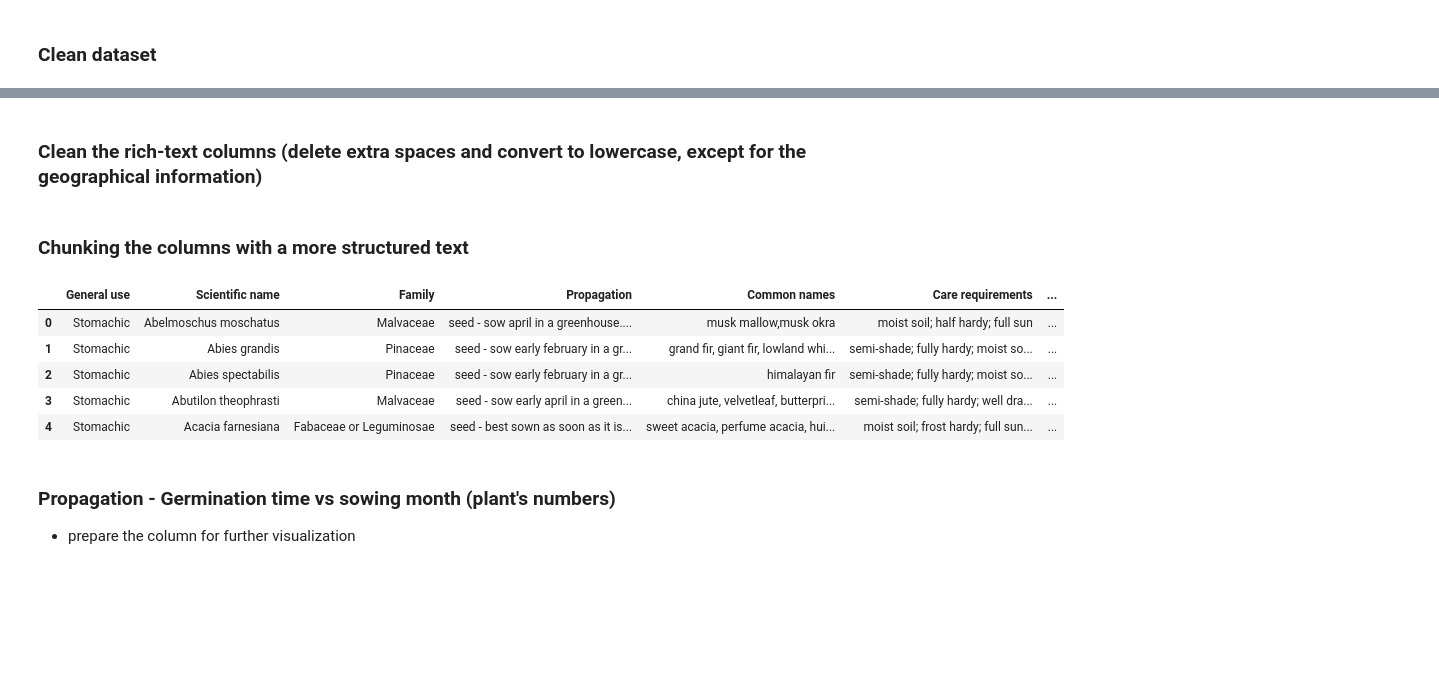
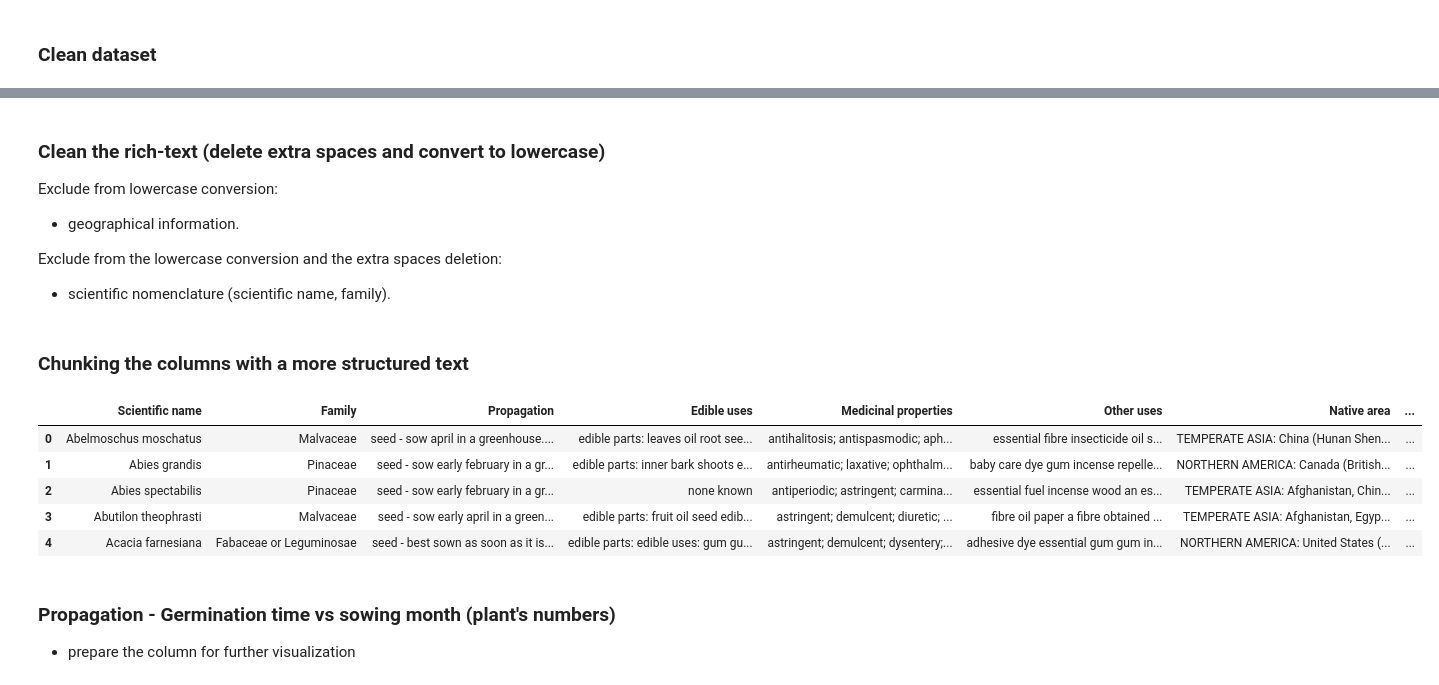
Before and after one commit to caovy-univers/rootedremedies, a Jupyter notebook: NLP_analysis.ipynb, the cells around one changed output, grey strips where cells are left out. Drawn from its saved outputs; the diff is of its cells as text; code cells hidden in the pictures; blank space fills up the shorter version.

```diff
--- a/NLP_analysis.ipynb
+++ b/NLP_analysis.ipynb
@@ -9,8 +9,11 @@ df = pd.read_csv("pfaf_plants_merged.csv")
 # %% [markdown]
 ### Clean dataset
 # %%
-# delete numerical columns (except USDA hardiness), binary columns, and URLs
-df = df.drop(columns=["edibility_rating_search", "medicinal_rating_search", "plant_url", "Edibility Rating", "Image URLs", "Medicinal Rating", "Other Uses Rating", "Weed Potential"])
+# delete numerical columns, binary columns, and URLs
+df = df.drop(columns=["edibility_rating_search", "medicinal_rating_search", "plant_url", "Edibility Rating", "Image URLs", "Medicinal Rating", "Other Uses Rating", "USDA hardiness", "Weed Potential"])
 
 # delete columns with redundant information
-df = df.drop(columns=["Common Name", "Common Names", "Scientific Name", "Summary"])
+df = df.drop(columns=["use_keyword", "Common Name", "Common Names", "Scientific Name", "Summary"])
+
+# delete not useful columns
+df = df.drop(columns=["common_name_search", "Care Requirements", "Cultivation Details", "Known Hazards", "Range", "Special Uses"])
@@ -75,5 +20,10 @@ df = df.drop(columns=["USDA hardiness"])
 # %% [markdown]
-### Clean the rich-text columns (delete extra spaces and convert to lowercase, except for the geographical information)
+### Clean the rich-text  (delete extra spaces and convert to lowercase)
+Exclude from lowercase conversion:
+- geographical information.
+
+Exclude from the lowercase conversion and the extra spaces deletion:
+- scientific nomenclature (scientific name, family).
 # %%
 import re
 import spacy
@@ -89,16 +39,10 @@ def clean_text_space_lowercase(text, to_lower=True):
         text = text.lower() # convert to lowercase
     return text
 
-df["Common names"] = df["common_name_search"].apply(clean_text_space_lowercase)
-df["Care requirements"] = df["Care Requirements"].apply(clean_text_space_lowercase)
-df["Cultivation details"] = df["Cultivation Details"].apply(clean_text_space_lowercase)
 df["Edible uses"] = df["Edible Uses"].apply(clean_text_space_lowercase)
-df["Known hazards"] = df["Known Hazards"].apply(clean_text_space_lowercase)
 df["Medicinal properties"] = df["Medicinal Properties"].apply(clean_text_space_lowercase)
 df["Other uses"] = df["Other Uses"].apply(clean_text_space_lowercase)
 df["Propagation"] = df["Propagation"].apply(clean_text_space_lowercase)
-df["Special uses"] = df["Special Uses"].apply(clean_text_space_lowercase)
-df["Climatic zone"] = df["climate_zone"].apply(clean_text_space_lowercase)
 
 def clean_text_space(text):
     if pd.isna(text):
@@ -107,31 +51,23 @@ def clean_text_space(text):
     return text
 
 df["Native area"] = df["Native Range"].apply(clean_text_space)
-df["Diffusion area"] = df["Range"].apply(clean_text_space)
 # %%
 # delete the columns that are not needed anymore
-df = df.drop(columns=["common_name_search", "Care Requirements", "Cultivation Details", "Edible Uses", "Known Hazards", "Medicinal Properties", "Other Uses", "Special Uses", "climate_zone", "Native Range", "Range"])
+df = df.drop(columns=["Edible Uses", "Medicinal Properties", "Other Uses", "Native Range"])
 # %%
 # modify name of some columns
-df = df.rename(columns={
-    "use_keyword" : "General use",
-    "latin_name_search" : "Scientific name"
-})
+df = df.rename(columns={"latin_name_search" : "Scientific name"})
 # %% [markdown]
 ### Chunking the columns with a more structured text
 # %%
-pd.set_option('display.max_rows', None)
-pd.set_option('display.max_columns', None)
-
-# Now when you print or display a DataFrame, it shows everything
 df.head()
 # %% [output]
-|  | General use | Scientific name | Family | Propagation | Common names | Care requirements | ... |
-| 0 | Stomachic | Abelmoschus moschatus | Malvaceae | seed - sow april in a greenhouse.... | musk mallow,musk okra | moist soil; half hardy; full sun | ... |
-| 1 | Stomachic | Abies grandis | Pinaceae | seed - sow early february in a gr... | grand fir, giant fir, lowland whi... | semi-shade; fully hardy; moist so... | ... |
-| 2 | Stomachic | Abies spectabilis | Pinaceae | seed - sow early february in a gr... | himalayan fir | semi-shade; fully hardy; moist so... | ... |
-| 3 | Stomachic | Abutilon theophrasti | Malvaceae | seed - sow early april in a green... | china jute, velvetleaf, butterpri... | semi-shade; fully hardy; well dra... | ... |
-| 4 | Stomachic | Acacia farnesiana | Fabaceae or Leguminosae | seed - best sown as soon as it is... | sweet acacia, perfume acacia, hui... | moist soil; frost hardy; full sun... | ... |
+|  | Scientific name | Family | Propagation | Edible uses | Medicinal properties | Other uses | Native area | ... |
+| 0 | Abelmoschus moschatus | Malvaceae | seed - sow april in a greenhouse.... | edible parts: leaves oil root see... | antihalitosis; antispasmodic; aph... | essential fibre insecticide oil s... | TEMPERATE ASIA: China (Hunan Shen... | ... |
+| 1 | Abies grandis | Pinaceae | seed - sow early february in a gr... | edible parts: inner bark shoots e... | antirheumatic; laxative; ophthalm... | baby care dye gum incense repelle... | NORTHERN AMERICA: Canada (British... | ... |
+| 2 | Abies spectabilis | Pinaceae | seed - sow early february in a gr... | none known | antiperiodic; astringent; carmina... | essential fuel incense wood an es... | TEMPERATE ASIA: Afghanistan, Chin... | ... |
+| 3 | Abutilon theophrasti | Malvaceae | seed - sow early april in a green... | edible parts: fruit oil seed edib... | astringent; demulcent; diuretic; ... | fibre oil paper a fibre obtained ... | TEMPERATE ASIA: Afghanistan, Egyp... | ... |
+| 4 | Acacia farnesiana | Fabaceae or Leguminosae | seed - best sown as soon as it is... | edible parts: edible uses: gum gu... | astringent; demulcent; dysentery;... | adhesive dye essential gum gum in... | NORTHERN AMERICA: United States (... | ... |
 # %%
 def extract_phrases(text):
     if pd.isna(text):
```
Also changed, not shown: parts of 11 cells of this notebook.
